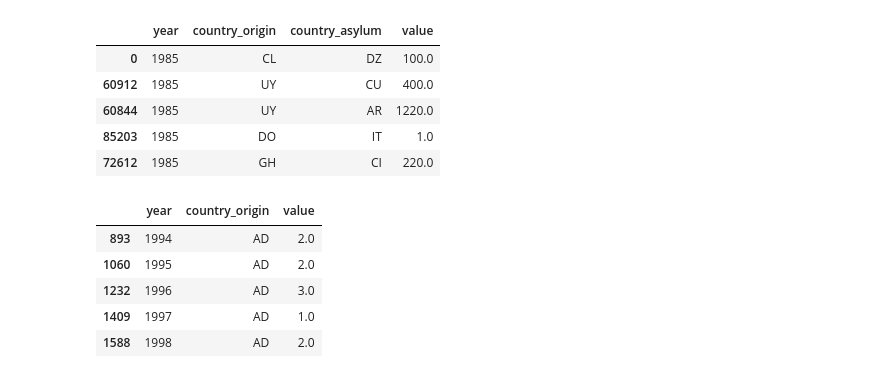
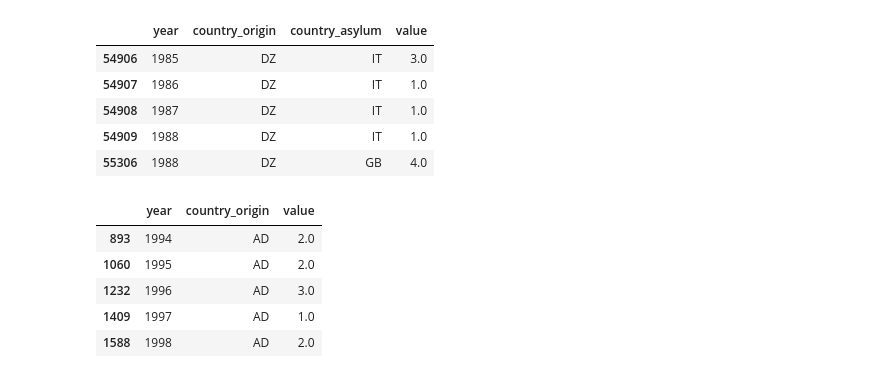
Before and after one commit to QuentinBacuet/Data-Visualization-Project, a Jupyter notebook: data_preparation/data_preparation_graph.ipynb, the cells around one changed output. Cells and saved outputs as stored; diff of their text form; code cells hidden in the pictures.

```diff
--- a/data_preparation/data_preparation_graph.ipynb
+++ b/data_preparation/data_preparation_graph.ipynb
@@ -31,25 +53,25 @@ display(df_refugee.shape)
 # %%
-df_geo  = pd.read_csv("geo.csv",na_values ='NaN',keep_default_na =False)
+
 df_merge = df_refugee.merge(df_geo, left_on='Country / territory of asylum/residence', right_on='name', how='inner')
 df_merge = df_merge[['year','value','Origin',"country"]]
 df_merge = df_merge.rename(columns={"country" : "country_asylum"})
 df_merge = df_merge.merge(df_geo, left_on='Origin', right_on='name', how='inner')
 
 df_merge = df_merge[['year',"country","country_asylum",'value']]
 df_merge = df_merge.rename(columns={"country":"country_origin"})
 
 df_merge = df_merge[df_merge['country_asylum']!=df_merge['country_origin']]
 
 df_merge = df_merge.sort_values("year")
 
-display(df_merge.head())
+display(df_merge[df_merge.country_origin=='DZ'].head())
 # %% [output]
 |  | year | country_origin | country_asylum | value |
-| 0 | 1985 | CL | DZ | 100.0 |
-| 60912 | 1985 | UY | CU | 400.0 |
-| 60844 | 1985 | UY | AR | 1220.0 |
-| 85203 | 1985 | DO | IT | 1.0 |
-| 72612 | 1985 | GH | CI | 220.0 |
+| 54906 | 1985 | DZ | IT | 3.0 |
+| 54907 | 1986 | DZ | IT | 1.0 |
+| 54908 | 1987 | DZ | IT | 1.0 |
+| 54909 | 1988 | DZ | IT | 1.0 |
+| 55306 | 1988 | DZ | GB | 4.0 |
 # %%
 df_immigration_exit = df_merge.drop("country_asylum",1)
 df_immigration_exit = df_immigration_exit.groupby(["year","country_origin"]).sum().reset_index()
```
Also changed, not shown: parts of 5 cells of this notebook, 2 other files.
